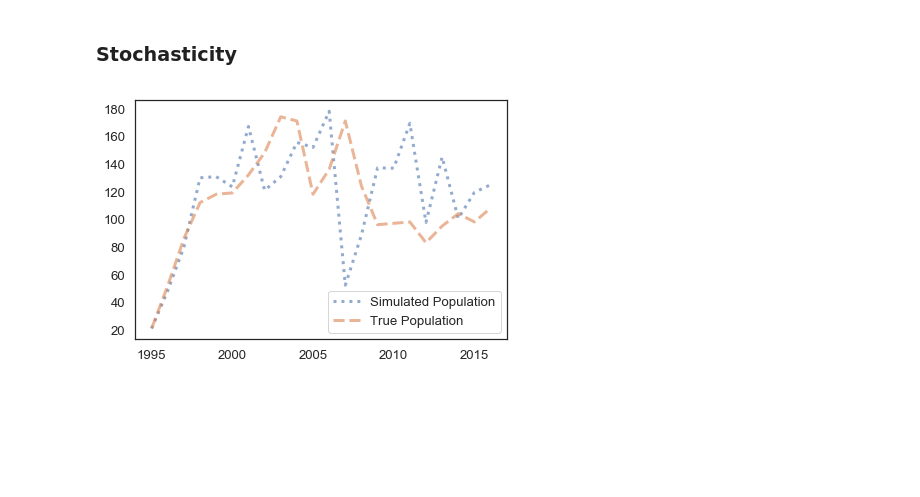
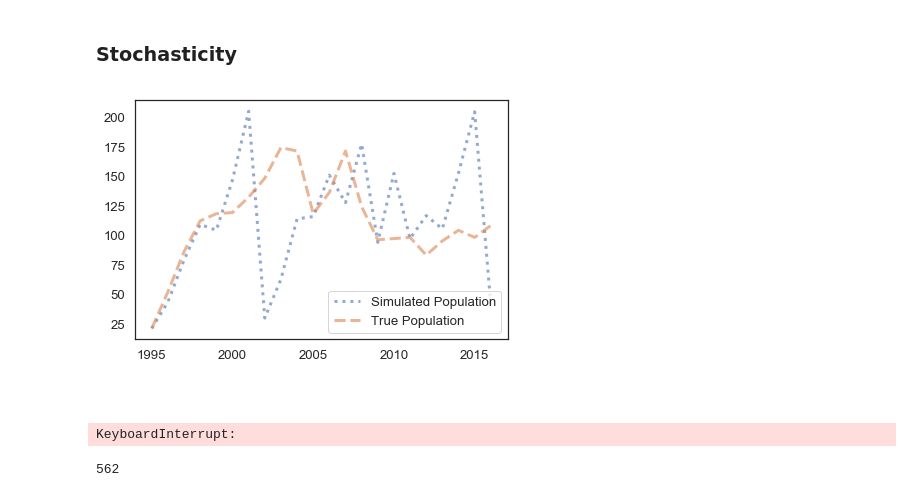
Before and after one commit to fung18870/ModSimPy, a Jupyter notebook: code/Project_1.ipynb, the cells around one changed output. Cells and saved outputs as stored; diff of their text form; code cells hidden in the pictures; blank space fills up the shorter version.

```diff
--- a/code/Project_1.ipynb
+++ b/code/Project_1.ipynb
@@ -88,7 +89,7 @@ def run_simulation(system, update_func):
 def update_func_quad(pop, t, system):
     """Update population based on a quadratic model.
 
-    pop: current population in billions
+    pop: current population in wolves
     t: what year it is
     system: system object with model parameters
     """
@@ -142,42 +143,76 @@ def run_extinction_simulation(system, update_func):
     """Simulate the system using any update function.
 
     system: System object
-    update_func: function that computes the population next year
+    update_func: function that computes the wolf population next year
 
     returns: TimeSeries
     """
     results = TimeSeries()
     results[system.t_0] = system.p_0
 
     for t in linrange(system.t_0, system.t_end):
-        if(results[t] < 0): results[t] = 0
+        if(results[t] <= 0): results[t] = 0
         results[t+1] = update_func(results[t], t, system)
 
     return results
 
 def update_func_stochastic_quad(pop, t, system):
     """Update population based on a quadratic model.
 
-    pop: current population in billions
+    pop: current wolf population
     t: what year it is
     system: system object with model parameters
     """
     if(pop == 0):
         return pop
     net_growth = (system.alpha * pop) + (system.beta * np.random.uniform(low=0.5, high=1.5) * pop**2) + (np.random.uniform(low=1, high=20))
     return pop + net_growth
 
 system = System(t_0=t_0,
                 t_end=t_end,
                 p_0=p_0,
                 alpha=0.8,
                 beta=-0.006)
 
 results = run_extinction_simulation(system, update_func_stochastic_quad)
 plot(results, ':', label='Simulated Population')
 plot(wolves, '--', label='True Population')
 decorate()
 # %% [output]
-[figure, old version]
+[figure, new version]
 # %% [markdown]
 #
+# %%
+extinctions = 0
+
+system_real = System(t_0=t_0,
+                t_end=t_end,
+                p_0=p_0,
+                alpha=0.8,
+                beta=-0.006)
+
+for i in range(1, 1001):
+    results = run_extinction_simulation(system_real, update_func_stochastic_quad)
+    if(get_last_value(results) == 0):
+        extinctions += 1
+
+print(extinctions / 1000)
+# %% [output]
+KeyboardInterrupt:
+# %%
+extinctions = 0
+
+system_300 = System(t_0=t_0,
+                t_end=t_end,
+                p_0=300,
+                alpha=0.8,
+                beta=-0.006)
+
+for i in range(1, 1001):
+    results = run_extinction_simulation(system_300, update_func_stochastic_quad)
+    if(get_last_value(results) == 0):
+        extinctions += 1
+
+print(extinctions)
+# %% [output]
+562
```
Also changed, not shown: parts of 4 cells of this notebook.
